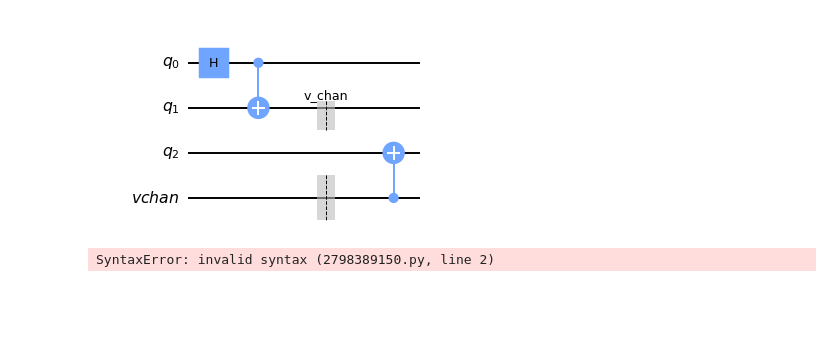
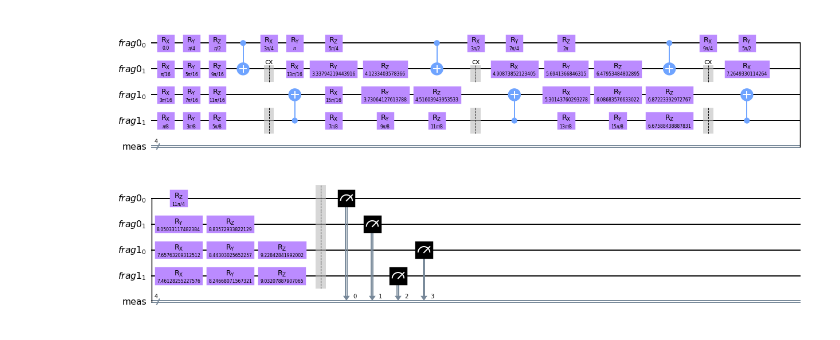
Before and after one commit to nathanieltornow/qtpu, a Jupyter notebook: examples/bisection.ipynb, the cells around one changed output. Cells and saved outputs as stored; diff of their text form; code cells hidden in the pictures; blank space fills up the shorter version.

```diff
--- a/examples/bisection.ipynb
+++ b/examples/bisection.ipynb
@@ -30,34 +25,13 @@ circuit.draw(output="mpl", scale=0.7)
 # %%
-from qvm.cut_library.bisection import bisect_wire, bisect_gate
-from qvm.cut_library.util import compact_unary_gates, wire_cuts_to_vchans
-from qiskit.visualization import dag_drawer
-from qiskit.converters import circuit_to_dag
+from qvm.cut_library.bisection import bisect
 
-import networkx as nx
-
-cut_circ = wire_cuts_to_vchans(circuit)
-cut_circ.draw(output="mpl", scale=0.7)
-
-# nx.draw(circuit_to_dag(circuit))
-# dag = circuit_to_dag(circuit)
-# dag_drawer(dag, scale=0.7)
-# circuit = gate_bisection(circuit)
-# circuit.draw(output="mpl", scale=0.7)
+circuit = bisect(circuit)
+circuit.draw(output="mpl", scale=0.7)
 
 # from qvm.cut_library.util import extract_fragments
 
 # circuits = extract_fragments(circuit)
 # for circ in circuits.values():
 #     display(circ.draw('mpl'))
 # %% [output]
-[figure, old version]
+[figure, new version]
-# %%
-from qvm.virtualizer import GateVirtualizer
-from qvm.
-
-virtualizer = GateVirtualizer(circuit)
-insts = virtualizer.instantiations()
-for inst in insts[:3]:
-    display(inst.decompose().draw(output="mpl", scale=0.5))
-# %% [output]
-SyntaxError: invalid syntax (2798389150.py, line 2)
```
Also changed, not shown: parts of 2 cells of this notebook, 9 other files.
